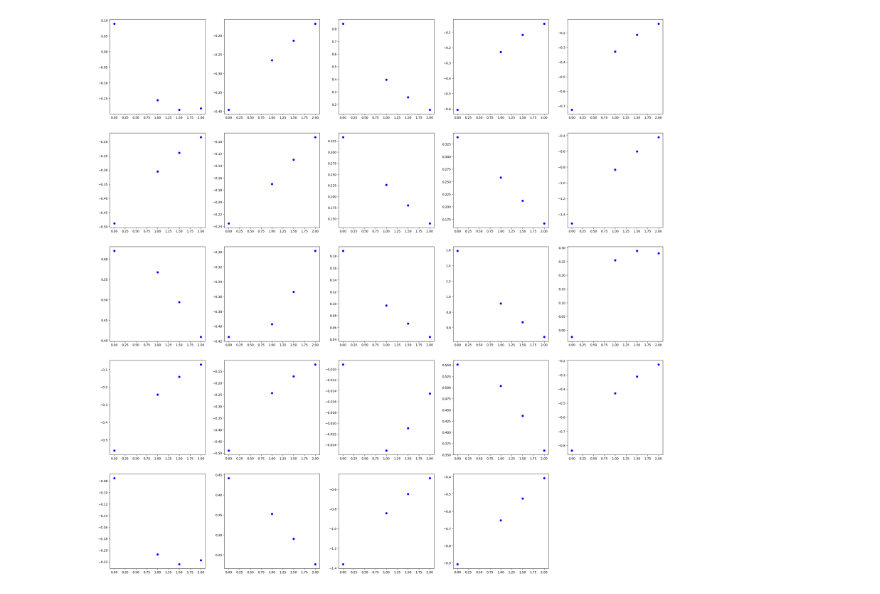
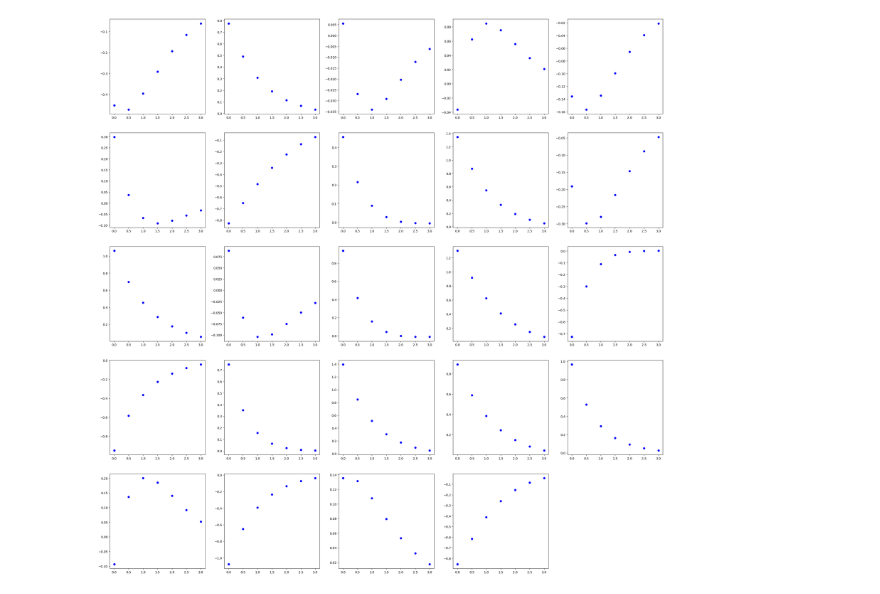
Before and after one commit to pop756/Quantum_KAN, a Jupyter notebook: KAN_error_mitigation.ipynb, the cells around one changed output. Saved outputs shown, nothing was run; the diff lists cells and outputs as text; code cells hidden in the pictures.

```diff
--- a/KAN_error_mitigation.ipynb
+++ b/KAN_error_mitigation.ipynb
@@ -672,0 +378,3 @@ LSTM = 0.3321623206138611
+# %%
+for index,(x,y) in enumerate(dataset_temp):
+    print(x,y)
@@ -673,6 +399,20 @@ LSTM = 0.3321623206138611
+# %%
+from matplotlib import pyplot as plt
+plt.figure(figsize=(32,32))
+index = 1
+for (x,y),(x1,y1) in zip(dataset,dataset_temp):
+    if index <25:
+        plt.subplot(5,5,index)
+        plt.plot([0]+input_list1+input_list2,list([y])+list(x1)+list(x),'bo')
+        index+=1
+    else:
+        break
+# %% [output]
+[figure, added]
 # %%
+from matplotlib import pyplot as plt
 plt.figure(figsize=(32,32))
-for index,(x,y) in enumerate(val_dataset):
+for index,(x,y) in enumerate(dataset):
     index = index+1
     if index <25:
         plt.subplot(5,5,index)
@@ -680,8 +420,6 @@ for index,(x,y) in enumerate(val_dataset):
         index+=1
     else:
         break
-# %% [output]
-[figure, removed]
 # %%
 import matplotlib.pyplot as plt
 
```
Also changed, not shown: parts of 18 cells of this notebook, 11 other files.
